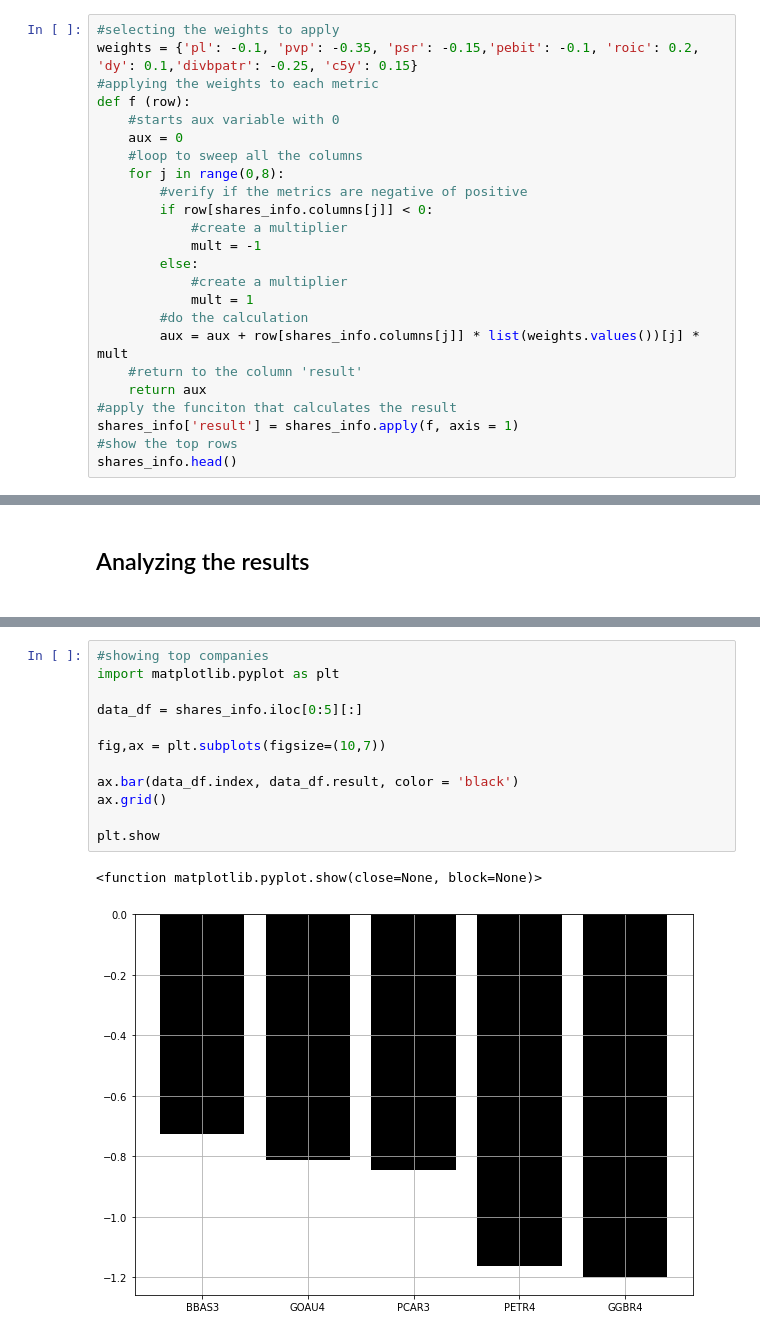
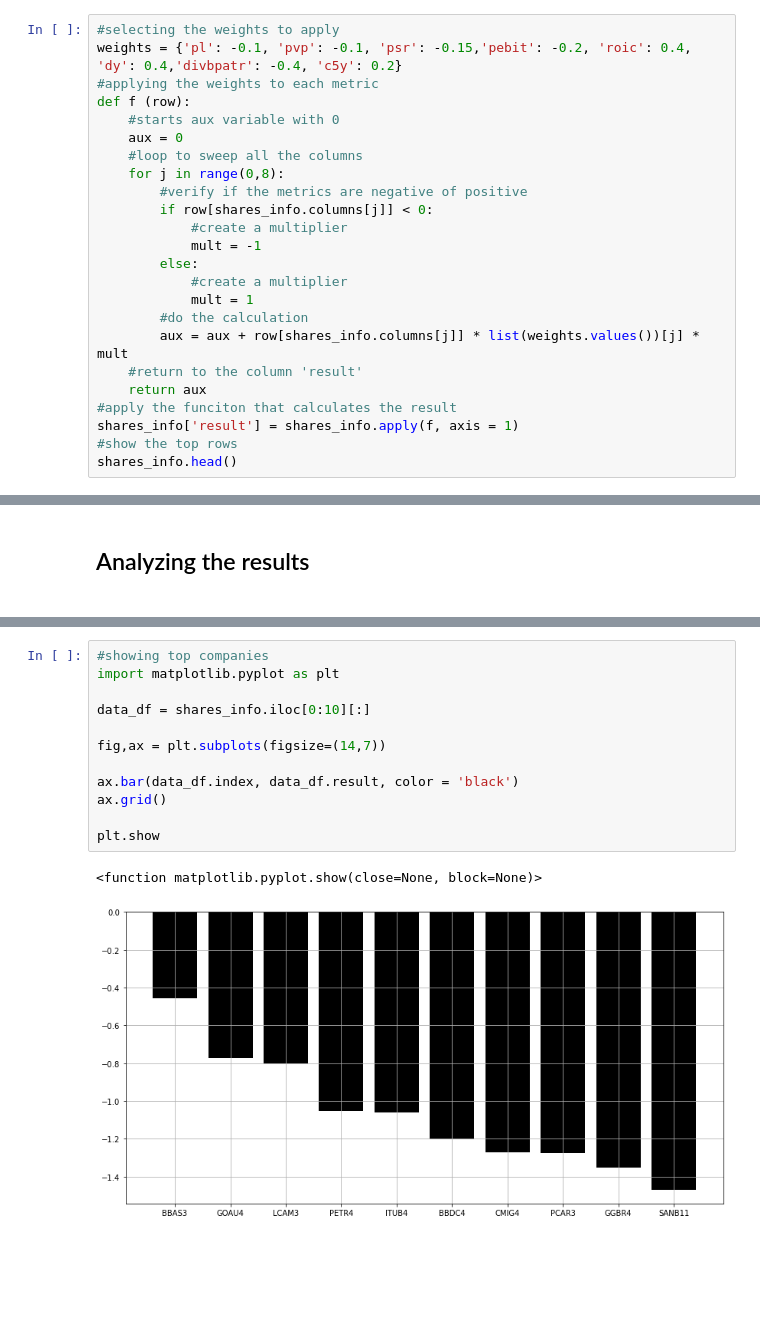
Before and after one commit to felipedaniel1910/BrazilianStockMarket, a Jupyter notebook: main.ipynb, the cells around one changed output, grey strips where cells are left out. Drawn from its saved outputs; the diff is of its cells as text; blank space fills up the shorter version.

```diff
--- a/main.ipynb
+++ b/main.ipynb
@@ -55,7 +55,7 @@ shares_info.head(5)
 <h2>Selecting weights for each metric<h2/>
 # %%
 #selecting the weights to apply
-weights = {'pl': -0.1, 'pvp': -0.35, 'psr': -0.15,'pebit': -0.1, 'roic': 0.2, 'dy': 0.1,'divbpatr': -0.25, 'c5y': 0.15}
+weights = {'pl': -0.1, 'pvp': -0.1, 'psr': -0.15,'pebit': -0.2, 'roic': 0.4, 'dy': 0.4,'divbpatr': -0.4, 'c5y': 0.2}
 #applying the weights to each metric
 def f (row):
     #starts aux variable with 0
@@ -108,15 +108,15 @@ shares_info
 # %%
 #showing top companies
 import matplotlib.pyplot as plt
 
-data_df = shares_info.iloc[0:5][:]
+data_df = shares_info.iloc[0:10][:]
 
-fig,ax = plt.subplots(figsize=(10,7))
+fig,ax = plt.subplots(figsize=(14,7))
 
 ax.bar(data_df.index, data_df.result, color = 'black')
 ax.grid()
 
 plt.show
 # %% [output]
 <function matplotlib.pyplot.show(close=None, block=None)>
-[figure, old version]
+[figure, new version]
```
Also changed, not shown: parts of 2 cells of this notebook.
